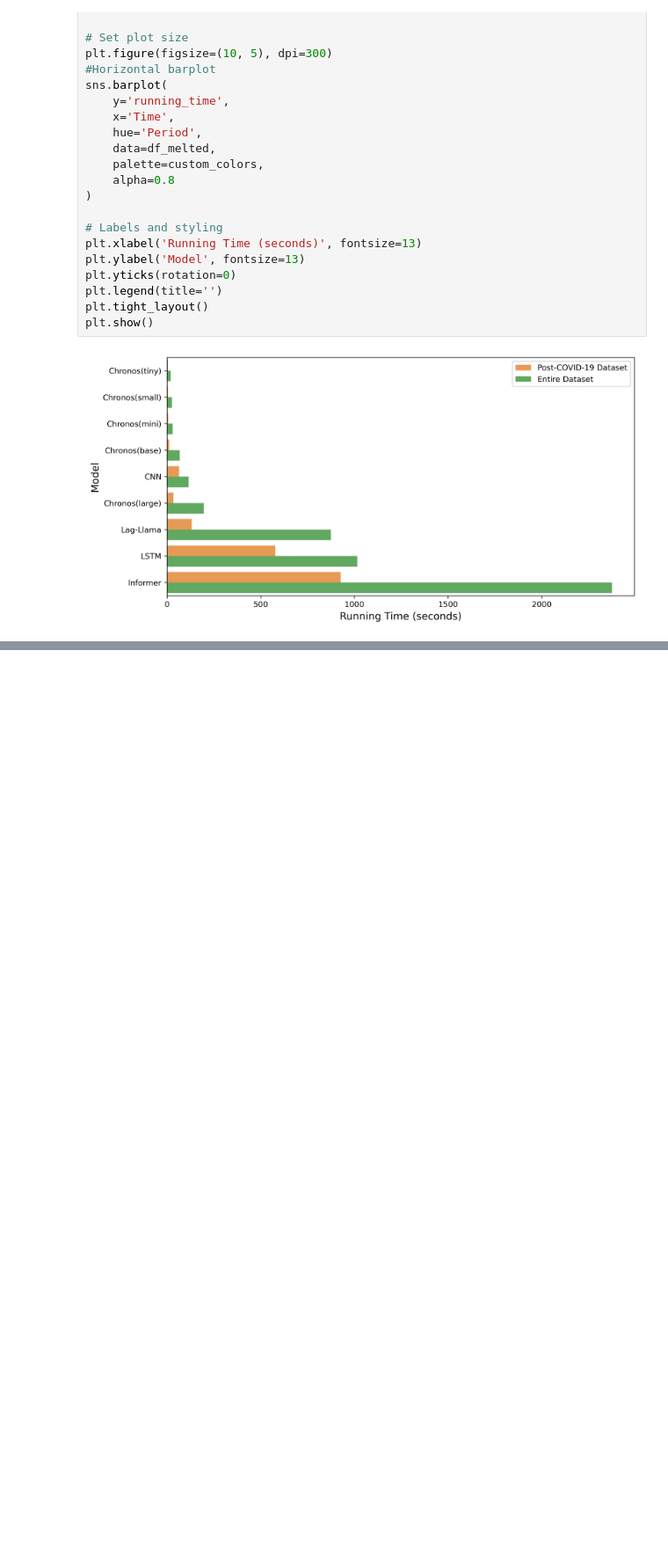
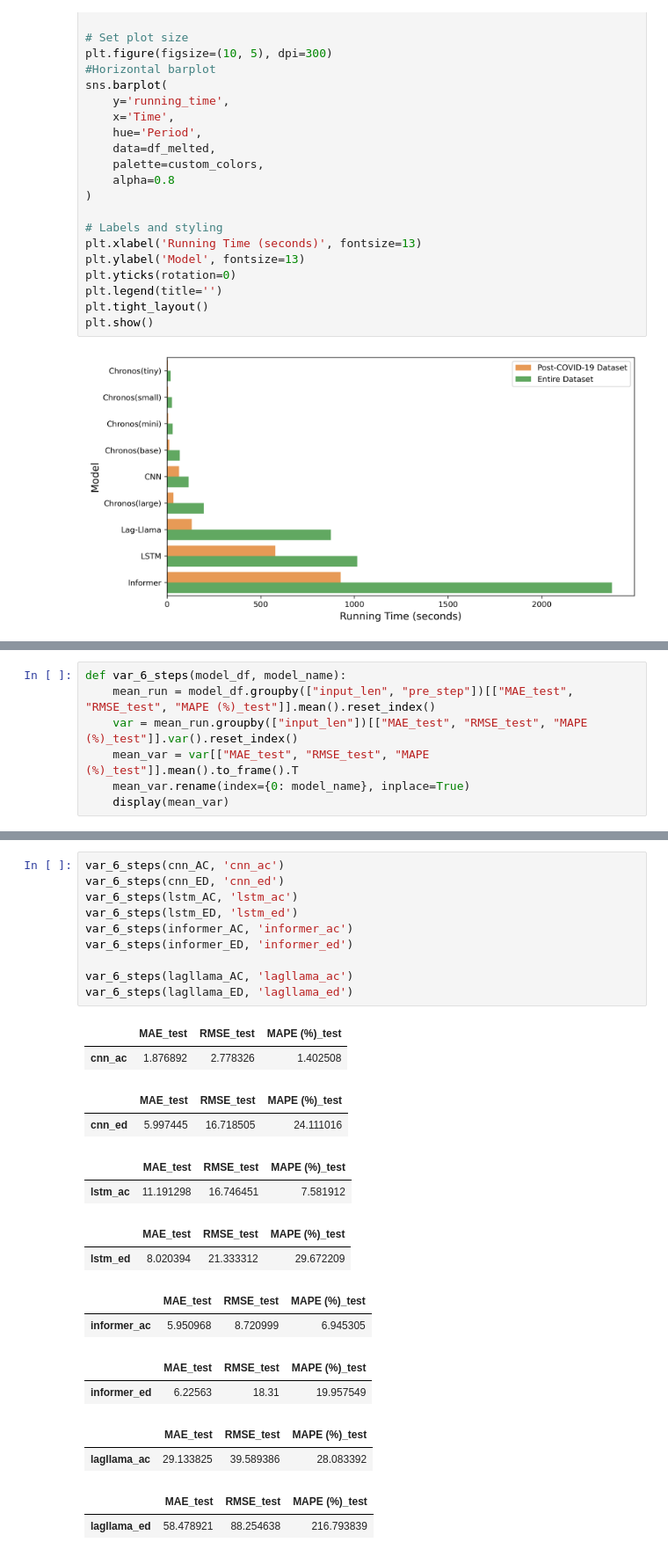
Before and after one commit to YueLi-0816/traffic_prediction, a Jupyter notebook: parameter_cal.ipynb, the cells around one changed output, grey strips where cells are left out. Shown at 88% size. Drawn from its saved outputs; the diff is of its cells as text; blank space fills up the shorter version.

```diff
--- a/parameter_cal.ipynb
+++ b/parameter_cal.ipynb
@@ -1740,0 +1765,7 @@ plt.show()
+# %%
+def var_6_steps(model_df, model_name):
+    mean_run = model_df.groupby(["input_len", "pre_step"])[["MAE_test", "RMSE_test", "MAPE (%)_test"]].mean().reset_index()
+    var = mean_run.groupby(["input_len"])[["MAE_test", "RMSE_test", "MAPE (%)_test"]].var().reset_index()
+    mean_var = var[["MAE_test", "RMSE_test", "MAPE (%)_test"]].mean().to_frame().T
+    mean_var.rename(index={0: model_name}, inplace=True)
+    display(mean_var)
@@ -1740,0 +1804,27 @@ plt.show()
+# %%
+var_6_steps(cnn_AC, 'cnn_ac')
+var_6_steps(cnn_ED, 'cnn_ed')
+var_6_steps(lstm_AC, 'lstm_ac')
+var_6_steps(lstm_ED, 'lstm_ed')
+var_6_steps(informer_AC, 'informer_ac')
+var_6_steps(informer_ED, 'informer_ed')
+
+var_6_steps(lagllama_AC, 'lagllama_ac')
+var_6_steps(lagllama_ED, 'lagllama_ed')
+# %% [output]
+|  | MAE_test | RMSE_test | MAPE (%)_test |
+| cnn_ac | 1.876892 | 2.778326 | 1.402508 |
+|  | MAE_test | RMSE_test | MAPE (%)_test |
+| cnn_ed | 5.997445 | 16.718505 | 24.111016 |
+|  | MAE_test | RMSE_test | MAPE (%)_test |
+| lstm_ac | 11.191298 | 16.746451 | 7.581912 |
+|  | MAE_test | RMSE_test | MAPE (%)_test |
+| lstm_ed | 8.020394 | 21.333312 | 29.672209 |
+|  | MAE_test | RMSE_test | MAPE (%)_test |
+| informer_ac | 5.950968 | 8.720999 | 6.945305 |
+|  | MAE_test | RMSE_test | MAPE (%)_test |
+| informer_ed | 6.22563 | 18.31 | 19.957549 |
+|  | MAE_test | RMSE_test | MAPE (%)_test |
+| lagllama_ac | 29.133825 | 39.589386 | 28.083392 |
+|  | MAE_test | RMSE_test | MAPE (%)_test |
+| lagllama_ed | 58.478921 | 88.254638 | 216.793839 |
```
Also changed, not shown: parts of 7 cells of this notebook.
